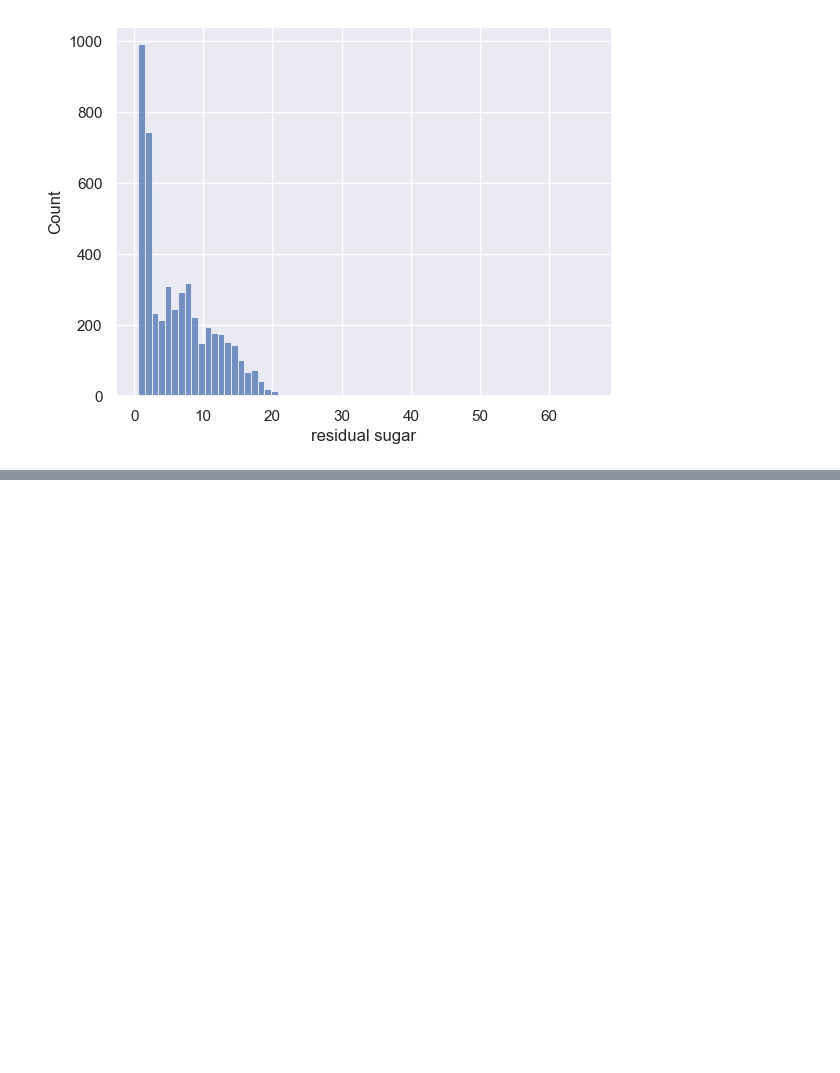
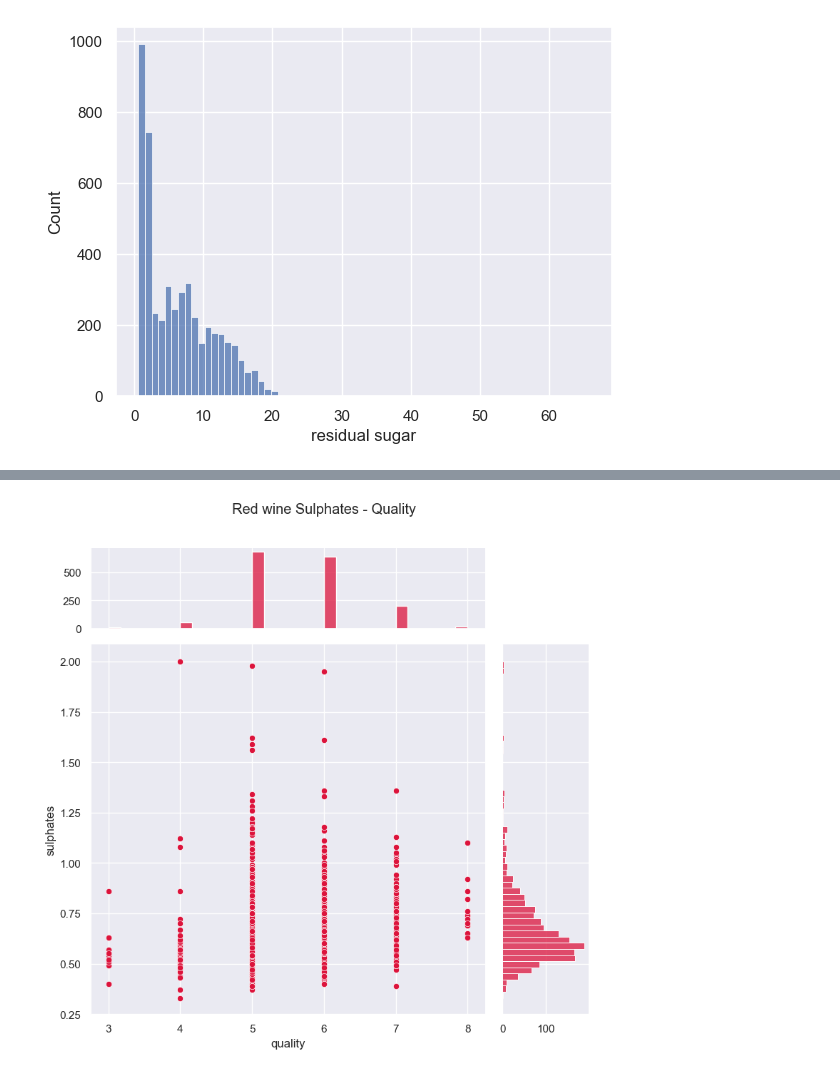
Before and after one commit to satomi26/Project-2, a Jupyter notebook: wine_2.ipynb, the cells around one changed output, grey strips where cells are left out. Saved outputs shown, nothing was run; the diff lists cells and outputs as text; code cells hidden in the pictures; blank space fills up the shorter version.

```diff
--- a/wine_2.ipynb
+++ b/wine_2.ipynb
@@ -133,0 +161,8 @@ plt.show()
+# %%
+#plt.figure(figsize=(16,16))
+sns.jointplot(data = df_red, x="quality", y="sulphates", color = "crimson",  marginal_ticks=True,  height=8, ratio=4)
+plt.suptitle("Red wine Sulphates - Quality")
+plt.subplots_adjust(top= 0.9)
+plt.show()
+# %% [output]
+[figure, added]
```
Also changed, not shown: parts of 8 cells of this notebook.
